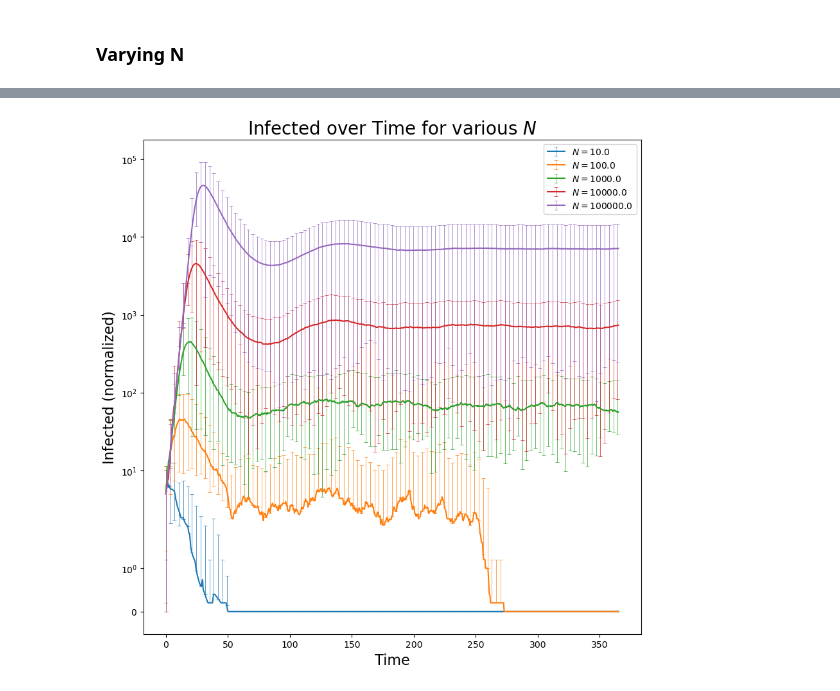
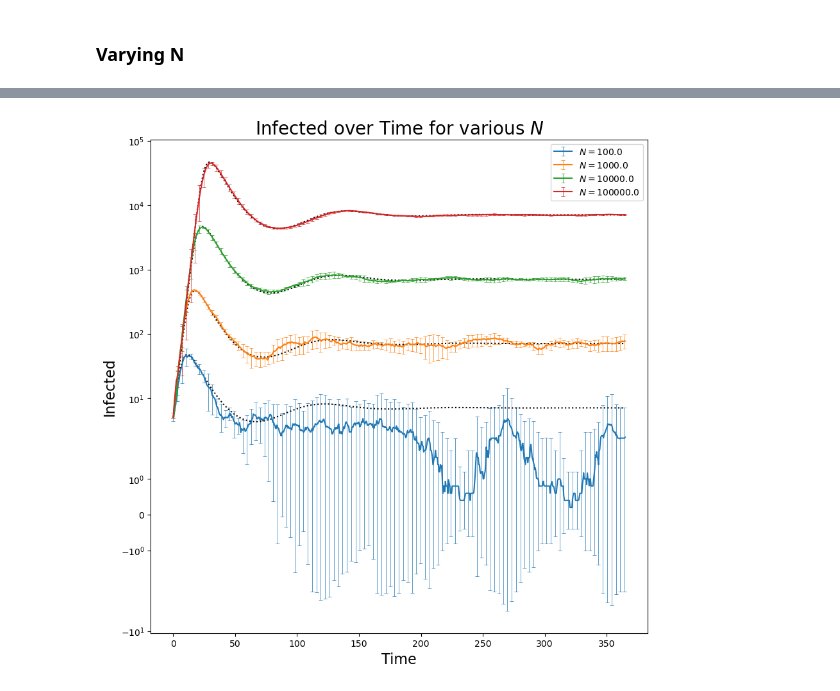
Before and after one commit to kylehtunis/stochastic-modeling, a Jupyter notebook: problem1.ipynb, the cells around one changed output, grey strips where cells are left out. Saved outputs shown, nothing was run; the diff lists cells and outputs as text; code cells hidden in the pictures.

```diff
--- a/problem1.ipynb
+++ b/problem1.ipynb
@@ -242,8 +260,6 @@ Ran iteration 1 in 1.23 seconds
 # %% [markdown]
 # Compare to deterministic model
 # %%
-from scipy.integrate import solve_ivp
-
 def deterministic_sir(t, xyz, beta, gamma, mu):
     x, y, z = xyz
     n = x + y + z
@@ -252,21 +268,13 @@ def deterministic_sir(t, xyz, beta, gamma, mu):
     dzdt = gamma * y - mu * z
     return [dxdt, dydt, dzdt]
 
-def integrate_deterministic_sir(experiment: Experiment):
-    return solve_ivp(
-        deterministic_sir,
-        (0, experiment.simulation_length),
-        experiment.params.population.tuple(),
-        t_eval=np.linspace(0, experiment.simulation_length, experiment.simulation_length * experiment.data_rate),
-        args=(experiment.params.beta, experiment.params.gamma, experiment.params.mu))
-
 ns = [1e3, 1e4, 1e5, 1e6]
 fig, ax = plt.subplots(1, 4, figsize=(40, 10))
 for i, n in enumerate(ns):
     params = Gillespie_Parameters(population_size=n, initial_infected=initial_infected, beta=0.5, gamma=0.1, mu=0.01)
     experiment = Experiment(params, events, sim_length, data_rate=data_rate)
     res = experiment.run().mean_result()
-    sol = integrate_deterministic_sir(experiment)
+    sol = experiment.integrate_deterministic_sir(deterministic_sir)
 
     ax[i].plot(res.t, res.X, 'b', label='Susceptible [Stochastic]')
     ax[i].plot(res.t, res.Y, 'r', label='Infected [Deterministic]')
@@ -348,6 +356,8 @@ for ex in r0experiments.experiments:
         continue
     mean, std = ex.results.mean_and_std_infected()
     plt.errorbar(ex.results.t, mean, yerr=std, errorevery=10, capsize=2, elinewidth=0.5, capthick=0.5, label=f"$R_0={ex.params.r0}$")
+    det = ex.integrate_deterministic_sir(deterministic_sir)
+    plt.plot(det.t, det.y[1], 'k:')
 plt.xlabel("Time", fontsize=16)
 plt.ylabel("Infected", fontsize=16)
 plt.title(f'Infected over Time for various $R_0$, $N={population_size}$' , fontsize=20)
@@ -410,7 +420,9 @@ for ex in gamma_experiments.experiments:
     if ex.params.gamma not in graphed_gammas:
         continue
     mean, std = ex.results.mean_and_std_infected()
-    plt.errorbar(ex.results.t, mean, yerr=std, errorevery=7, capsize=2, elinewidth=0.5, capthick=0.5, label=f"$\gamma={ex.params.gamma}$")
+    errbar = plt.errorbar(ex.results.t, mean, yerr=std, errorevery=7, capsize=2, elinewidth=0.5, capthick=0.5, label=f"$\gamma={ex.params.gamma}$")
+    det = ex.integrate_deterministic_sir(deterministic_sir)
+    plt.plot(det.t, det.y[1], 'k:')
 plt.xlabel("Time", fontsize=16)
 plt.ylabel("Infected", fontsize=16)
 plt.title(f'Infected over Time for various $\\gamma$, $N={population_size}$', fontsize=20)
@@ -421,7 +433,7 @@ plt.show()
 # %% [markdown]
 ### Varying N
 # %%
-ns = [1e1, 1e2, 1e3, 1e4, 1e5]
+ns = [1e2, 1e3, 1e4, 1e5]
 iterations = 5
 r0 = 5.0
 
@@ -469,13 +481,15 @@ plt.show()
 # %%
 plt.figure(figsize=(10, 10))
 plt.yscale('symlog')
 for ex in n_experiments.experiments:
-    mean, minmax = ex.results.mean_and_minmax_infected()
-    plt.errorbar(ex.results.t, mean, yerr=minmax, errorevery=7, capsize=2, elinewidth=0.5, capthick=0.5, label=f"$N={ex.params.population.N()}$")
+    mean, std = ex.results.mean_and_std_infected()
+    plt.errorbar(ex.results.t, mean, yerr=std, errorevery=7, capsize=2, elinewidth=0.5, capthick=0.5, label=f"$N={ex.params.population.N()}$")
+    det = ex.integrate_deterministic_sir(deterministic_sir)
+    plt.plot(det.t, det.y[1], 'k:')
 plt.xlabel("Time", fontsize=16)
-plt.ylabel("Infected (normalized)", fontsize=16)
+plt.ylabel("Infected", fontsize=16)
 plt.title(f'Infected over Time for various $N$', fontsize=20)
 plt.legend()
 plt.show()
 # %% [output]
-[figure, old version]
+[figure, new version]
```
Also changed, not shown: parts of 14 cells of this notebook.
